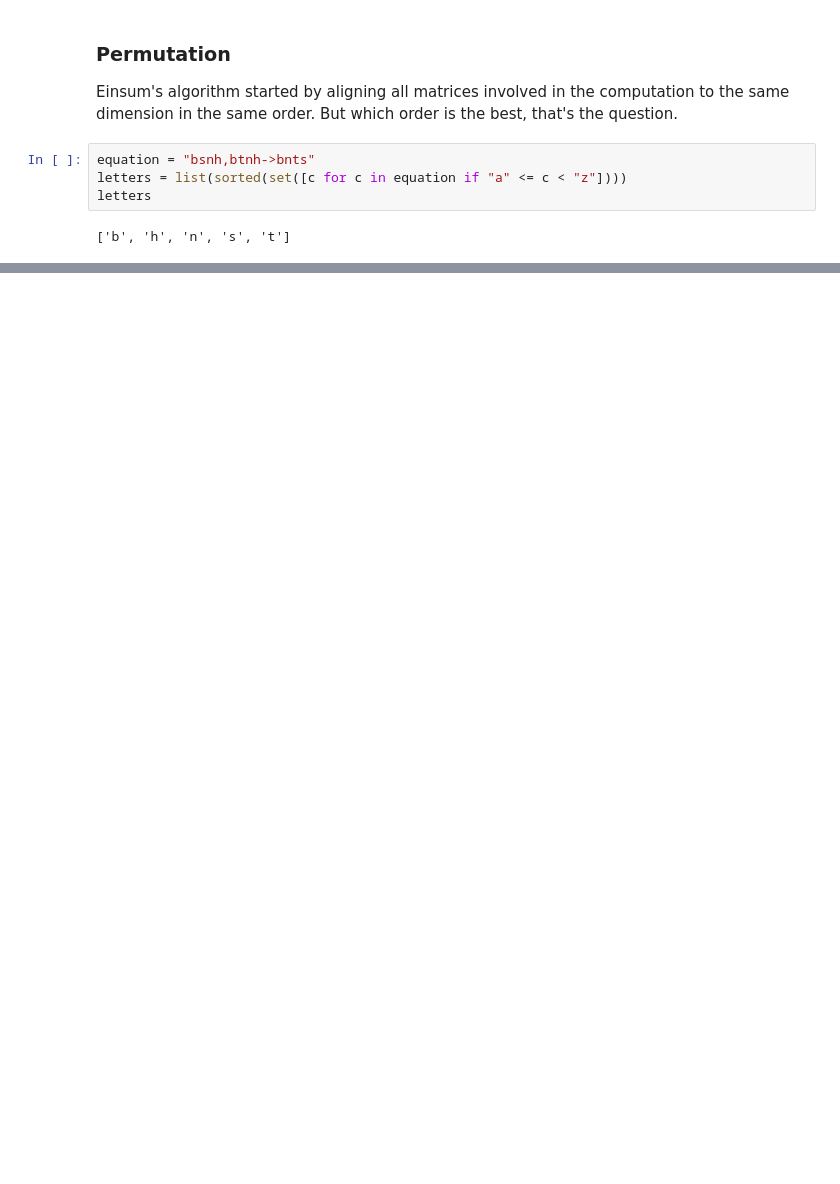
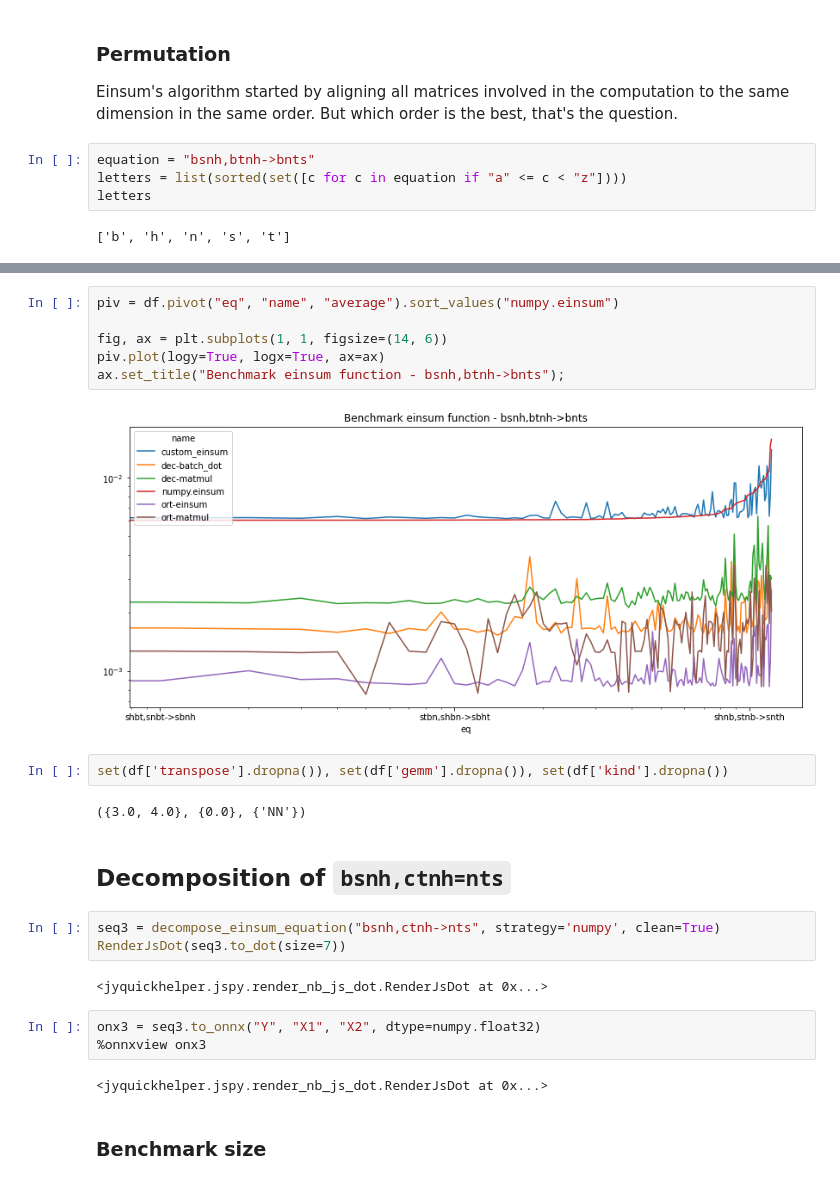
Before and after one commit to sdpython/mlprodict, a Jupyter notebook: _doc/notebooks/einsum_decomposition.ipynb, the cells around one changed output, grey strips where cells are left out. Drawn from its saved outputs; the diff is of its cells as text; blank space fills up the shorter version.

```diff
--- a/_doc/notebooks/einsum_decomposition.ipynb
+++ b/_doc/notebooks/einsum_decomposition.ipynb
@@ -517,0 +563,26 @@ df.tail()
+# %%
+piv = df.pivot("eq", "name", "average").sort_values("numpy.einsum")
+
+fig, ax = plt.subplots(1, 1, figsize=(14, 6))
+piv.plot(logy=True, logx=True, ax=ax)
+ax.set_title("Benchmark einsum function - bsnh,btnh->bnts");
+# %% [output]
+[figure, added]
+# %%
+set(df['transpose'].dropna()), set(df['gemm'].dropna()), set(df['kind'].dropna())
+# %% [output]
+({3.0, 4.0}, {0.0}, {'NN'})
+# %% [markdown]
+## Decomposition of `bsnh,ctnh=nts`
+# %%
+seq3 = decompose_einsum_equation("bsnh,ctnh->nts", strategy='numpy', clean=True)
+RenderJsDot(seq3.to_dot(size=7))
+# %% [output]
+<jyquickhelper.jspy.render_nb_js_dot.RenderJsDot at 0x...>
+# %%
+onx3 = seq3.to_onnx("Y", "X1", "X2", dtype=numpy.float32)
+%onnxview onx3
+# %% [output]
+<jyquickhelper.jspy.render_nb_js_dot.RenderJsDot at 0x...>
+# %% [markdown]
+### Benchmark size
```
Also changed, not shown: parts of 25 cells of this notebook, 22 other files.
